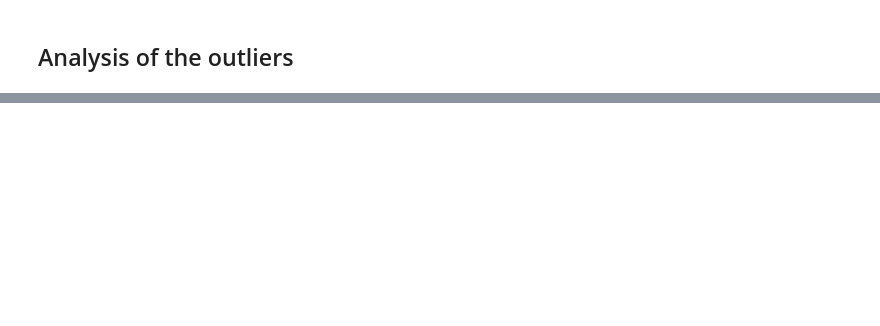
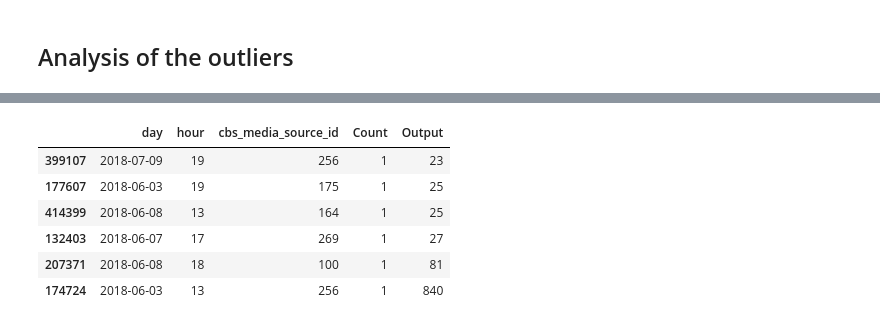
Before and after one commit to jbertrandPA/prediction-tools, a Jupyter notebook: Output Analysis - CLICKS.ipynb, the cells around one changed output, grey strips where cells are left out. Drawn from its saved outputs; the diff is of its cells as text; code cells hidden in the pictures; blank space fills up the shorter version.

```diff
--- a/Output Analysis - CLICKS.ipynb
+++ b/Output Analysis - CLICKS.ipynb
@@ -55,0 +59,5 @@ df_clicks_filtered[df_clicks_filtered["Output"]>threshold].sort_values(by="Outpu
+# %%
+dimensions = ["day", "hour", "cbs_media_source_id"]
+nb_days = -1
+table_name = "clicks"
+compute_query(dimensions,nb_days, table_name, with_label_number=True)
@@ -55,0 +70,8 @@ df_clicks_filtered[df_clicks_filtered["Output"]>threshold].sort_values(by="Outpu
+# %%
+filtered_days=[]#'2018-06-07', '2018-06-06']
+aggregator =""
+
+filename = get_file_path(dimensions, nb_days, table_name, with_label_number = True)
+df_clicks = read_and_clean(filename,dimensions, ["Count"], ascending = False)
+df_grouped= group_by_label_sum(df_clicks, ["Output"])
+print(df_grouped)
@@ -55,0 +96,13 @@ df_clicks_filtered[df_clicks_filtered["Output"]>threshold].sort_values(by="Outpu
+# %%
+threshold = 20
+day = '2018-06-01'
+df_clicks_filtered = df_clicks[df_clicks["day"]>day]
+df_clicks_filtered[df_clicks_filtered["Output"]>threshold].sort_values(by="Output", ascending=True)
+# %% [output]
+|  | day | hour | cbs_media_source_id | Count | Output |
+| 399107 | 2018-07-09 | 19 | 256 | 1 | 23 |
+| 177607 | 2018-06-03 | 19 | 175 | 1 | 25 |
+| 414399 | 2018-06-08 | 13 | 164 | 1 | 25 |
+| 132403 | 2018-06-07 | 17 | 269 | 1 | 27 |
+| 207371 | 2018-06-08 | 18 | 100 | 1 | 81 |
+| 174724 | 2018-06-03 | 13 | 256 | 1 | 840 |
```
Also changed, not shown: parts of 5 cells of this notebook, 4 other files.
